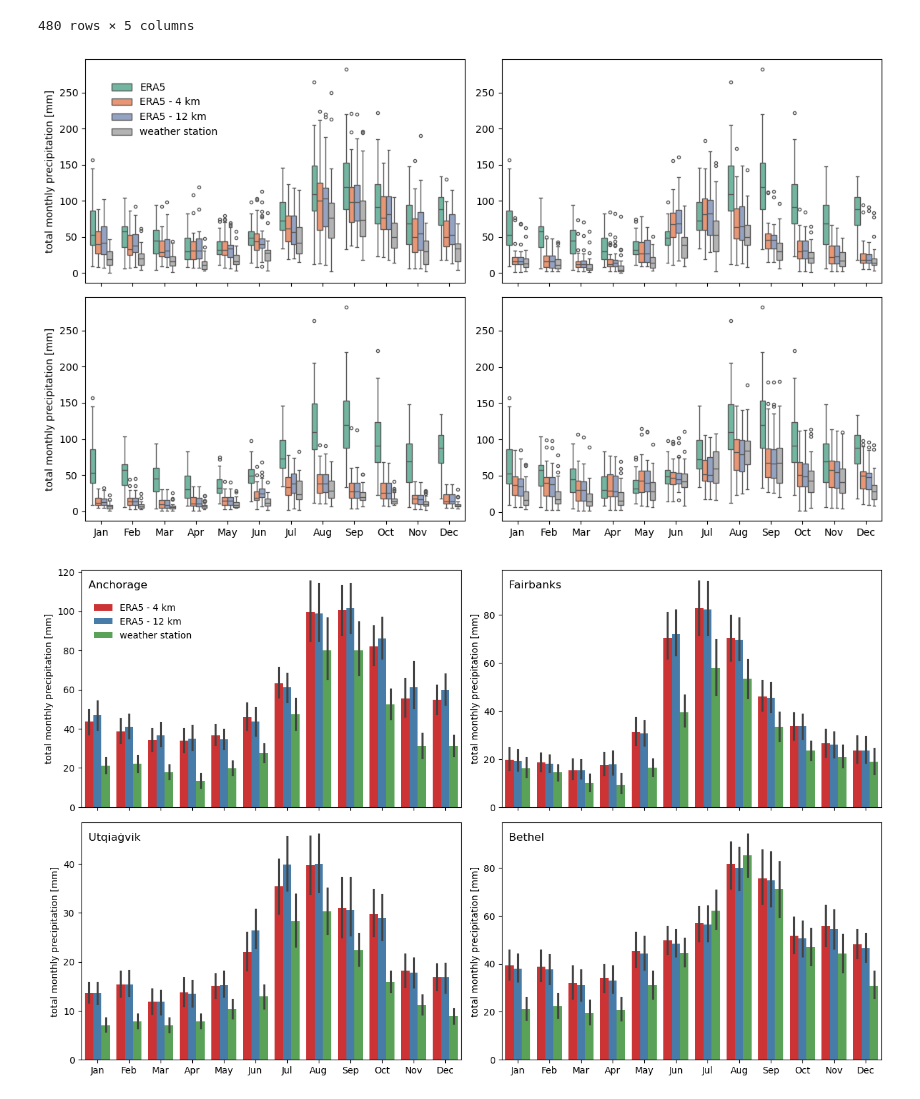
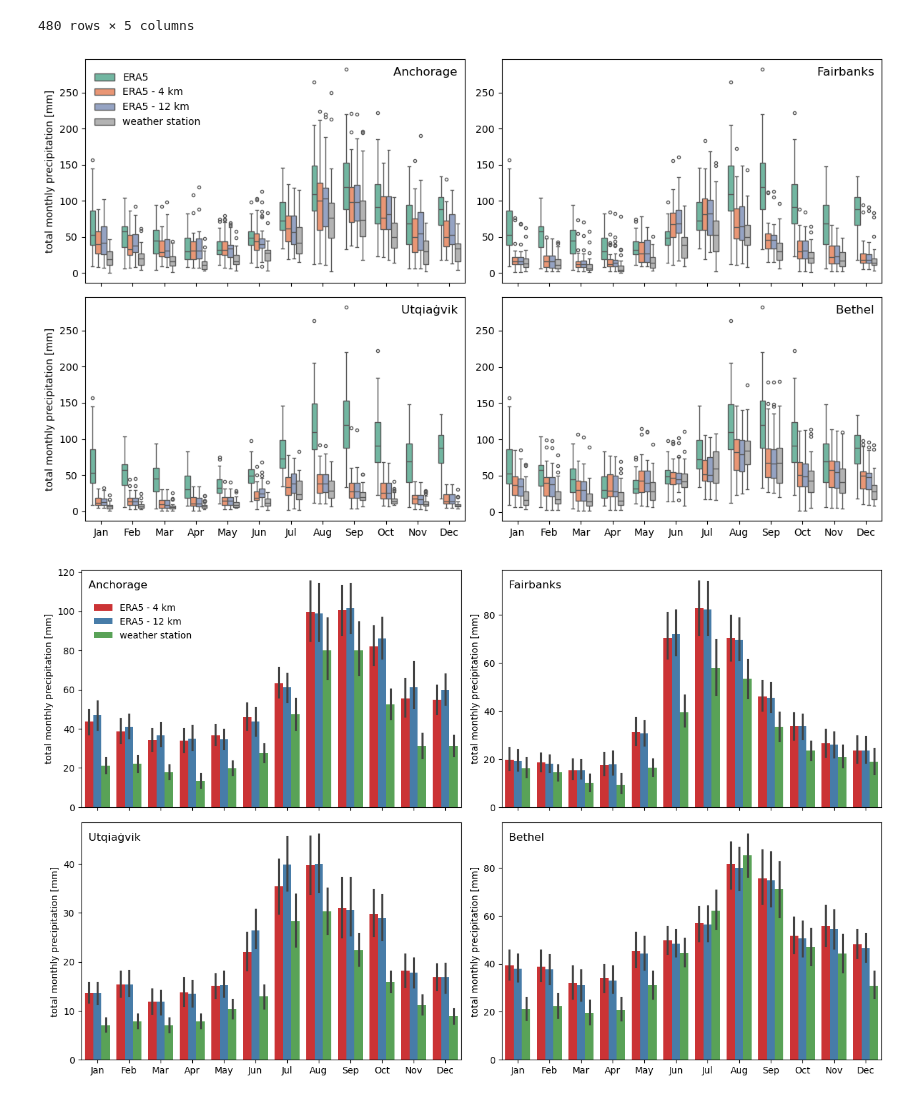
Before and after one commit to chryss/dyndowntools, a Jupyter notebook: Jupyter_Notebooks/analysis_precip_histograms_w_undownscaled.ipynb, the cells around one changed output. Cells and saved outputs as stored; diff of their text form; code cells hidden in the pictures.

Commit message:
more plotting for publication

```diff
--- a/Jupyter_Notebooks/analysis_precip_histograms_w_undownscaled.ipynb
+++ b/Jupyter_Notebooks/analysis_precip_histograms_w_undownscaled.ipynb
@@ -233,7 +233,7 @@ cmap = plt.cm.get_cmap('cet_glasbey')
 cmap = plt.cm.get_cmap('Set1')
 # %%
 df_forplot = pd.melt(monthly_sum.reset_index(), id_vars=[monthly_sum.index.name, 'year', 'month'],
-        value_vars=['precip_mm_ERA5', 'precip_mm_ERA5_4km', 'precip_mm_ERA5_12km', location], value_name='precip_mm', var_name='dataseries')
+        value_vars=['precip_mm_ERA5', 'precip_mm_ERA5_4km', 'precip_mm_ERA5_12km', location], value_name='precip_mm', var_name=teststation)
 # %%
 palette = sns.color_palette(cc.b_glasbey_category10, n_colors=3)
 palette = sns.color_palette("Set2", 10)
@@ -273,5 +271,5 @@ The palette list has fewer values (3) than needed (4) and will cycle, which may
 # %%
 g = sns.catplot(data=df_forplot, kind="violin", x="month", y="precip_mm",
-            hue="dataseries", palette=palette, height=3, aspect=7)
+            hue=teststation, palette=palette, height=3, aspect=7)
 g._legend.remove()
 # %% [output]
@@ -343,35 +339,38 @@ monthly_sum
 # %%
 fig, axes = plt.subplots(nrows=2, ncols=2, figsize=(12, 7), sharex=True)
 
 results = []
 for ii, (ax, station) in enumerate(zip(axes.flatten(), stations)):
     compDF = get_dataframe(station)
     location = station.replace('_', ' ')
+    locationname = get_name(station.replace('_', ' '))
     compDF.set_index('Time', inplace=True)
     monthly_sum = get_monthly(compDF, location,
                               startdate=startdate, enddate=enddate)
     monthly_undownscaled = pd.read_csv(datadir / filepattern_era5.format(
         airport=stations[teststation]), skiprows=2)
     monthly_sum['precip_mm_ERA5'] = monthly_undownscaled['tp'].values * 1000
     results.extend(get_stats(location, monthly_sum))
     df_forplot = pd.melt(monthly_sum.reset_index(), id_vars=[monthly_sum.index.name, 'year', 'month'],
-        value_vars=['precip_mm_ERA5', 'precip_mm_ERA5_4km', 'precip_mm_ERA5_12km', location], value_name='precip_mm', var_name='dataseries')
+        value_vars=['precip_mm_ERA5', 'precip_mm_ERA5_4km', 'precip_mm_ERA5_12km', location],
+        value_name='precip_mm', var_name=station)
     g = sns.boxplot(data=df_forplot, x="month", y="precip_mm",
-            hue="dataseries", palette=palette, width=0.7, fliersize=3, ax=ax)
+            hue=station, palette=palette, width=0.7, fliersize=3, ax=ax)
     ax.get_legend().remove()
     g.set_xticklabels(month_abbr)
     if ii%2:
         g.set_ylabel('')
     else:
         g.set_ylabel('total monthly precipitation [mm]')
     g.set_xlabel('')
+    ax.set_title(locationname + '  ' , loc='right', y=0.9)
 handles, _ = ax.get_legend_handles_labels()
 labels = ['ERA5', 'ERA5 - 4 km', 'ERA5 - 12 km', 'weather station']
-fig.legend(handles, labels, loc='upper left', ncol=1, bbox_to_anchor=(0.08, 0.95), frameon=False)
+fig.legend(handles, labels, loc='upper left', ncol=1, bbox_to_anchor=(0.06, 0.97), frameon=False)
 plt.tight_layout()
     # g.fig.suptitle(location.split(' ')[0].title())
 # %% [output]
-[figure, old version]
+[figure, new version]
 # %%
 fn = f"precip_stations_monthly_distribution_box_{startdate}-{enddate}.png"
 fig.savefig(figdir / fn, bbox_inches='tight', dpi=300)
```
Also changed, not shown: parts of 4 cells of this notebook, 1 other file.
